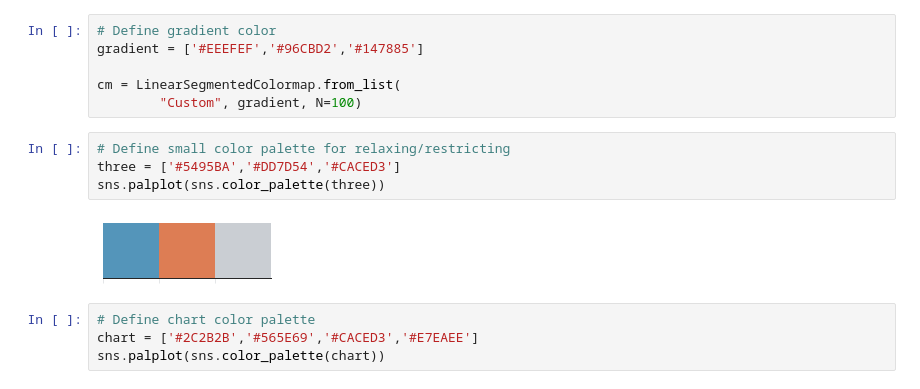
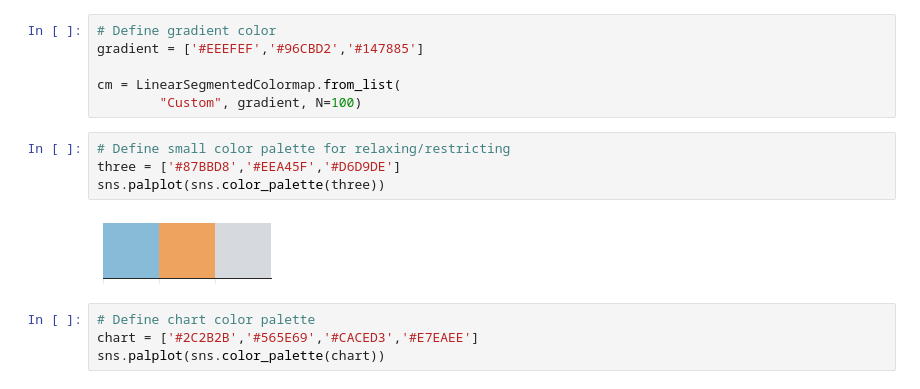
Before and after one commit to talus-analytics-bus/covid-amp-analysis, a Jupyter notebook: visualizations.ipynb, the cells around one changed output. Drawn from its saved outputs; the diff is of its cells as text.

```diff
--- a/visualizations.ipynb
+++ b/visualizations.ipynb
@@ -164,10 +166,10 @@ cm = LinearSegmentedColormap.from_list(
         "Custom", gradient, N=100)
 # %%
 # Define small color palette for relaxing/restricting
-three = ['#5495BA','#DD7D54','#CACED3']
+three = ['#87BBD8','#EEA45F','#D6D9DE']
 sns.palplot(sns.color_palette(three))
 # %% [output]
-[figure, old version]
+[figure, new version]
 # %%
 # Define chart color palette
 chart = ['#2C2B2B','#565E69','#CACED3','#E7EAEE']
```
Also changed, not shown: parts of 24 cells of this notebook, 1 other file.
